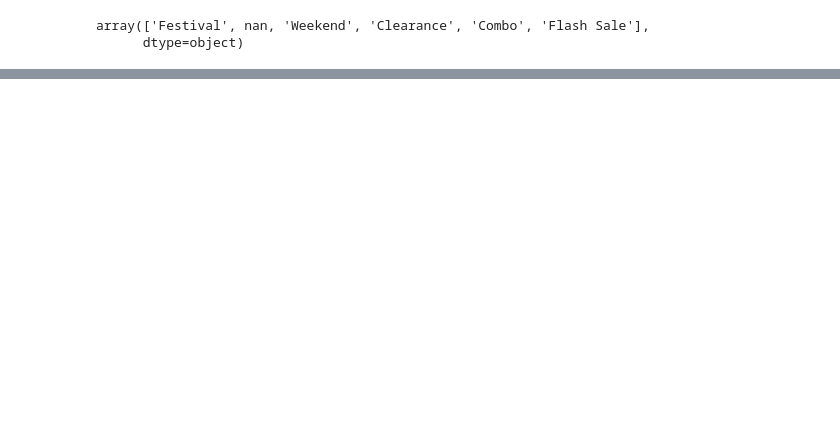
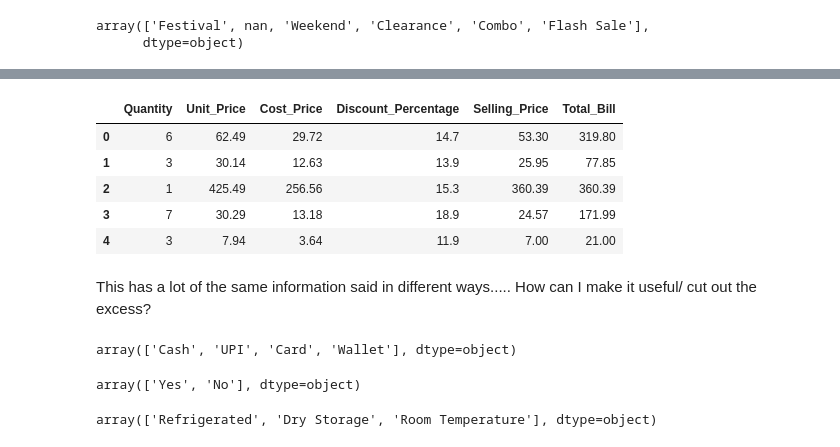
Before and after one commit to anaisrcast/Data-Science-Practice, a Jupyter notebook: Practice/Bakery_Sales.ipynb, the cells around one changed output, grey strips where cells are left out. Saved outputs shown, nothing was run; the diff lists cells and outputs as text; code cells hidden in the pictures; blank space fills up the shorter version.

```diff
--- a/Practice/Bakery_Sales.ipynb
+++ b/Practice/Bakery_Sales.ipynb
@@ -96,0 +269,25 @@ print(bake_df['Promotion_Type'].unique(), '\n', bake_df['Promotion_Status'].uniq
+# %%
+bake_df[['Quantity','Unit_Price', 'Cost_Price', 'Discount_Percentage','Selling_Price', 'Total_Bill']].head(5)
+# %% [output]
+|  | Quantity | Unit_Price | Cost_Price | Discount_Percentage | Selling_Price | Total_Bill |
+| 0 | 6 | 62.49 | 29.72 | 14.7 | 53.30 | 319.80 |
+| 1 | 3 | 30.14 | 12.63 | 13.9 | 25.95 | 77.85 |
+| 2 | 1 | 425.49 | 256.56 | 15.3 | 360.39 | 360.39 |
+| 3 | 7 | 30.29 | 13.18 | 18.9 | 24.57 | 171.99 |
+| 4 | 3 | 7.94 | 3.64 | 11.9 | 7.00 | 21.00 |
+# %% [markdown]
+This has a lot of the same information said in different ways..... How can I make it useful/ cut out the excess?
+# %%
+#What type of Payment Methods are available?
+bake_df['Payment_Method'].unique()
+# %% [output]
+array(['Cash', 'UPI', 'Card', 'Wallet'], dtype=object)
+# %%
+bake_df['Promotion_Applied'].unique()
+# %% [output]
+array(['Yes', 'No'], dtype=object)
+# %%
+#Different Storage type
+bake_df['Storage_Type'].unique()
+# %% [output]
+array(['Refrigerated', 'Dry Storage', 'Room Temperature'], dtype=object)
```
Also changed, not shown: parts of 23 cells of this notebook.
